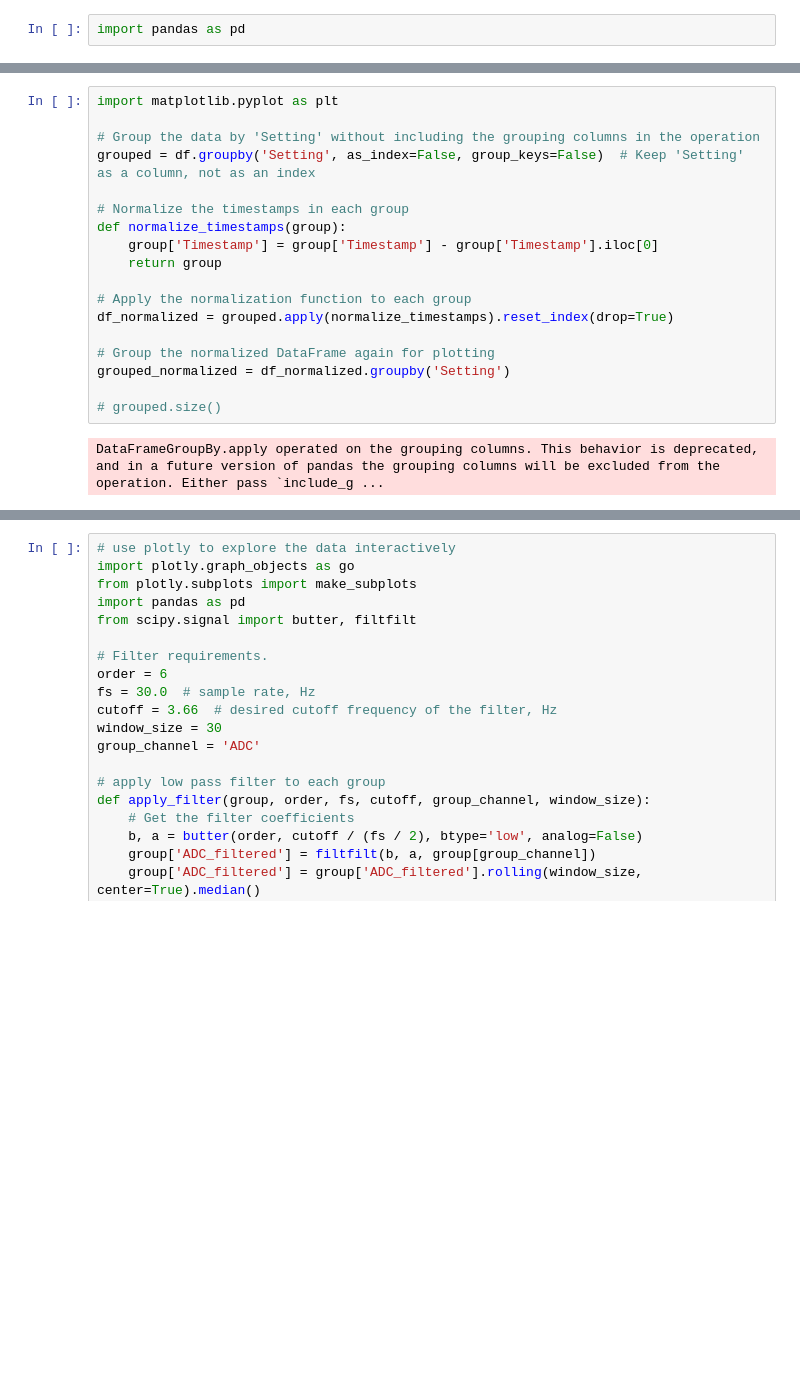
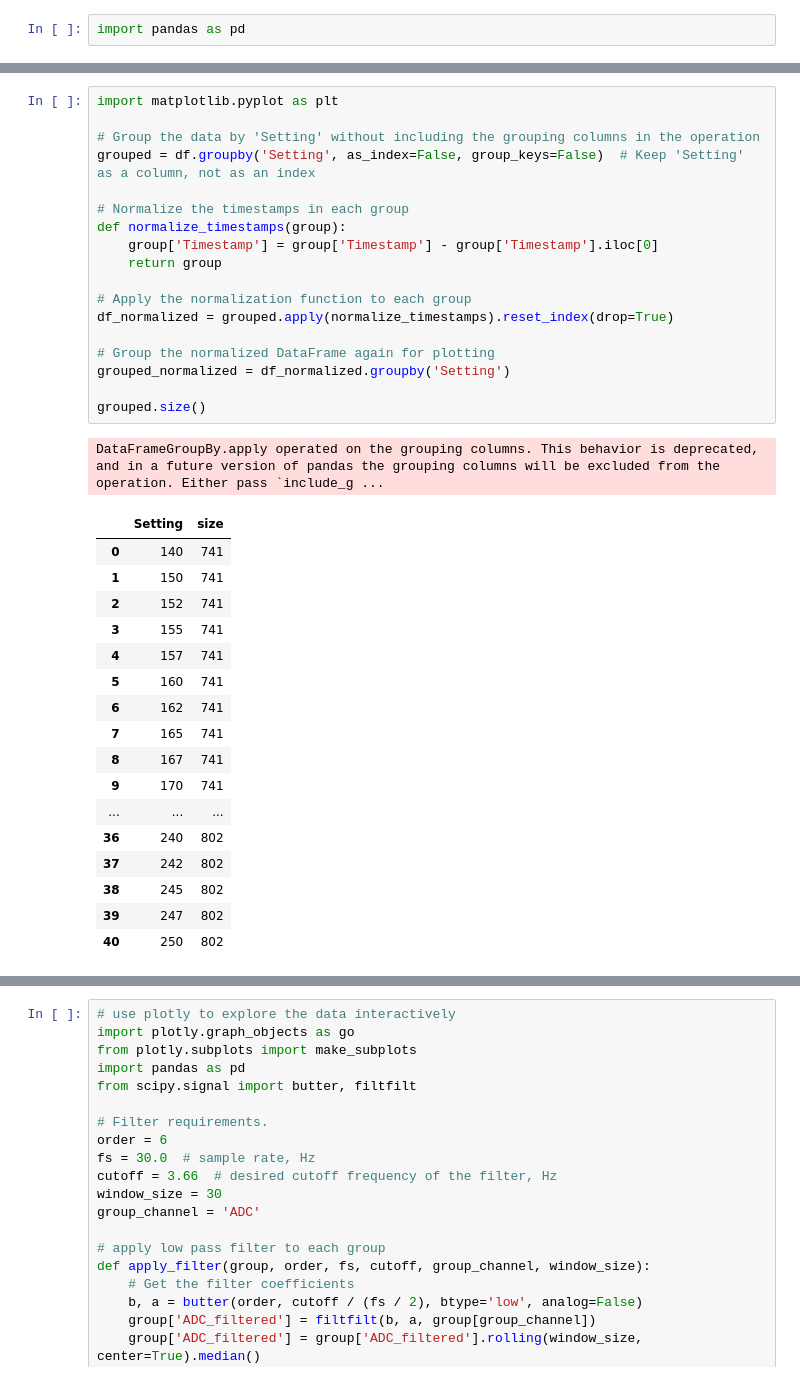
Before and after one commit to gavinlouuu-kpt/uom_explore, a Jupyter notebook: data_exploration/cADS_raw_explore_0.0.1.ipynb, the cells around one changed output, grey strips where cells are left out. Drawn from its saved outputs; the diff is of its cells as text; blank space fills up the shorter version.

```diff
--- a/data_exploration/cADS_raw_explore_0.0.1.ipynb
+++ b/data_exploration/cADS_raw_explore_0.0.1.ipynb
@@ -31,23 +31,40 @@ FileChooser(path='D:\code\uom_explore\data', filename='', title='', show_hidden=
 # %%
 import matplotlib.pyplot as plt
 
 # Group the data by 'Setting' without including the grouping columns in the operation
 grouped = df.groupby('Setting', as_index=False, group_keys=False)  # Keep 'Setting' as a column, not as an index
 
 # Normalize the timestamps in each group
 def normalize_timestamps(group):
     group['Timestamp'] = group['Timestamp'] - group['Timestamp'].iloc[0]
     return group
 
 # Apply the normalization function to each group
 df_normalized = grouped.apply(normalize_timestamps).reset_index(drop=True)
 
 # Group the normalized DataFrame again for plotting
 grouped_normalized = df_normalized.groupby('Setting')
 
-# grouped.size()
+grouped.size()
 # %% [output]
 DataFrameGroupBy.apply operated on the grouping columns. This behavior is deprecated, and in a future version of pandas the grouping columns will be excluded from the operation. Either pass `include_g ...
+|  | Setting | size |
+| 0 | 140 | 741 |
+| 1 | 150 | 741 |
+| 2 | 152 | 741 |
+| 3 | 155 | 741 |
+| 4 | 157 | 741 |
+| 5 | 160 | 741 |
+| 6 | 162 | 741 |
+| 7 | 165 | 741 |
+| 8 | 167 | 741 |
+| 9 | 170 | 741 |
+| ... | ... | ... |
+| 36 | 240 | 802 |
+| 37 | 242 | 802 |
+| 38 | 245 | 802 |
+| 39 | 247 | 802 |
+| 40 | 250 | 802 |
 # %%
 # Create a figure with a single subplot
 fig, ax = plt.subplots(figsize=(20, 5))
```
Also changed, not shown: parts of 2 cells of this notebook, 14 other files.
